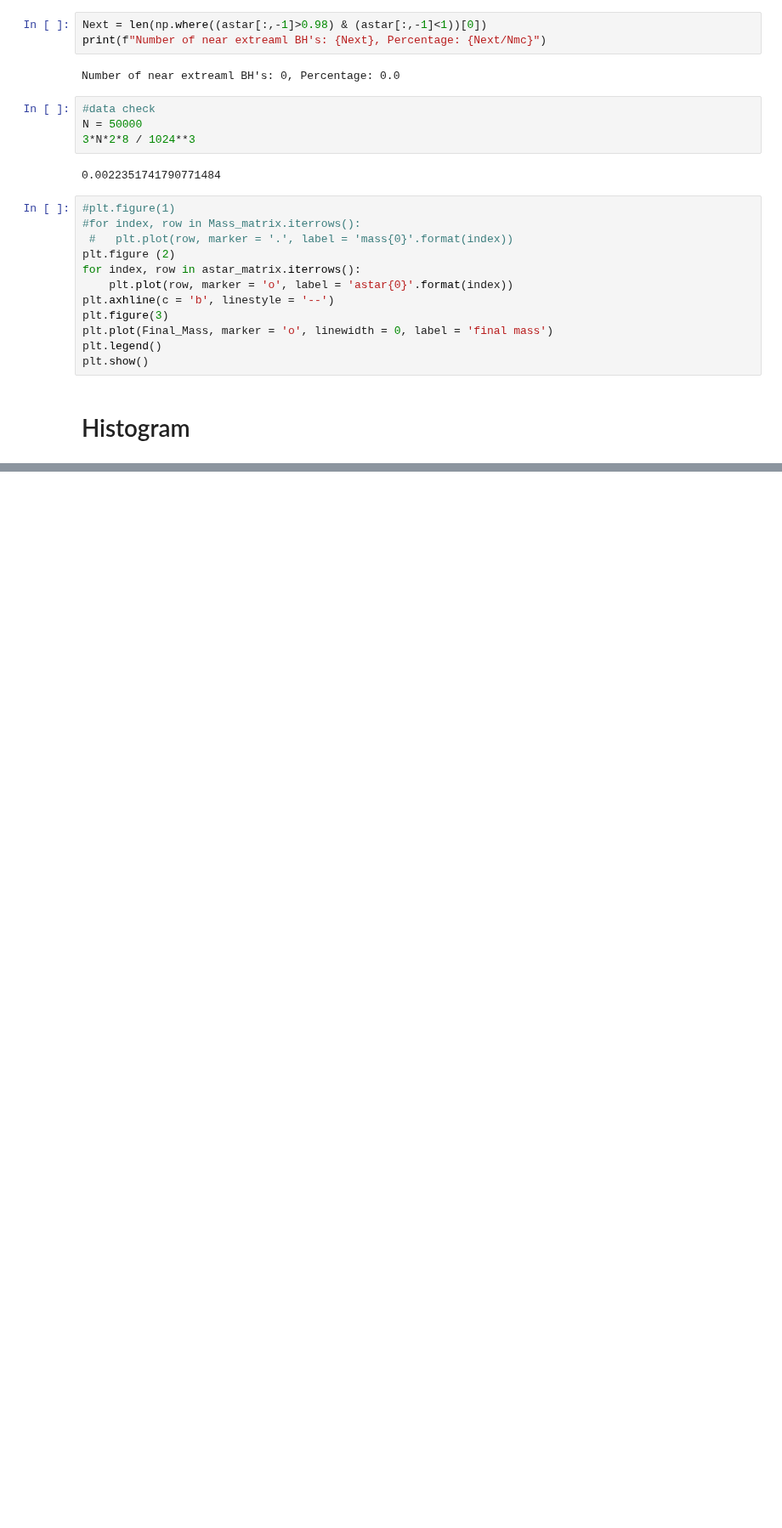
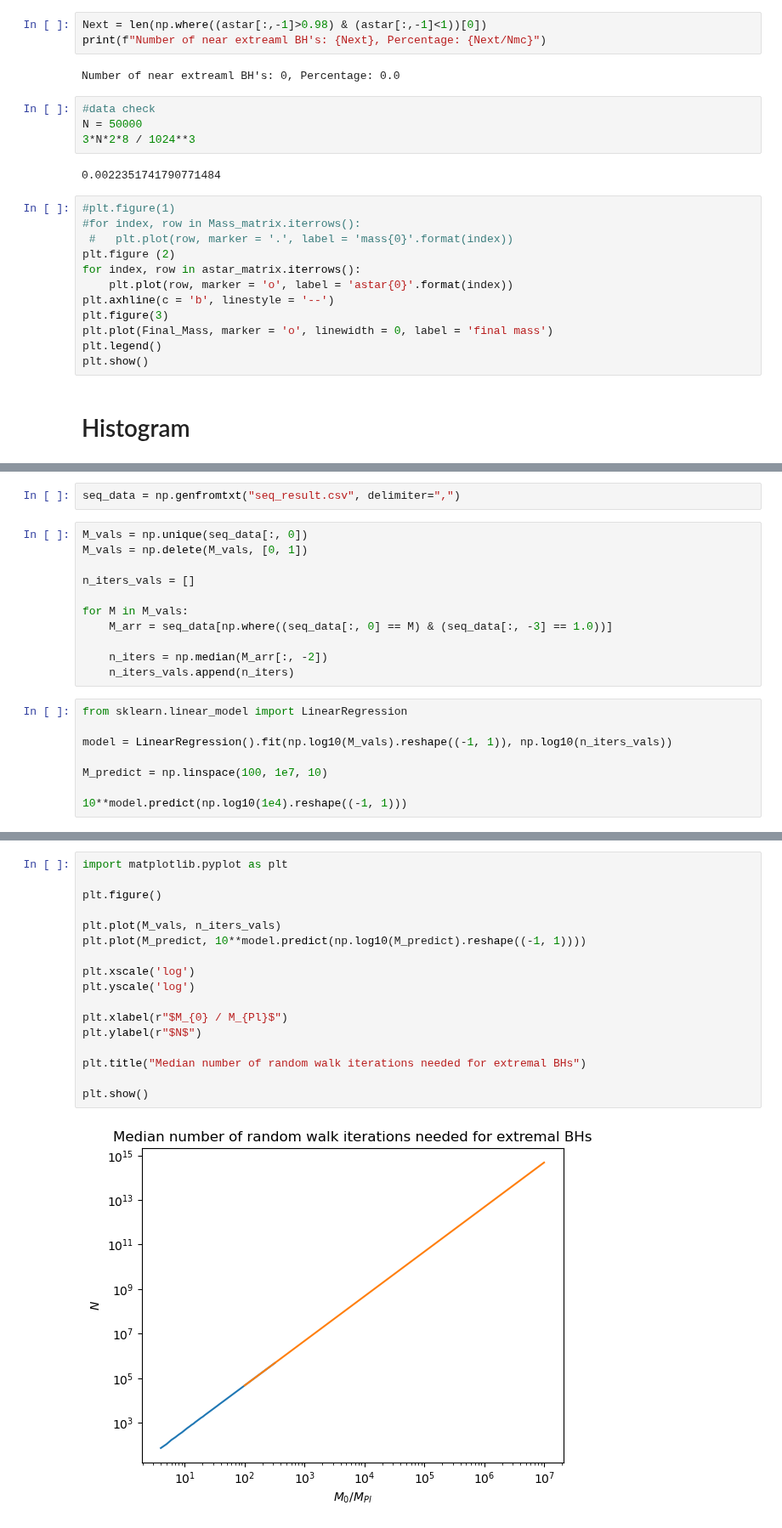
Before and after one commit to qtaylorphys/BH_Extremal, a Jupyter notebook: BH_Ext.ipynb, the cells around one changed output, grey strips where cells are left out. Shown at 85% size. Saved outputs shown, nothing was run; the diff lists cells and outputs as text; blank space fills up the shorter version.

```diff
--- a/BH_Ext.ipynb
+++ b/BH_Ext.ipynb
@@ -276,0 +279,21 @@ plt.show()
+# %%
+seq_data = np.genfromtxt("seq_result.csv", delimiter=",")
+# %%
+M_vals = np.unique(seq_data[:, 0])
+M_vals = np.delete(M_vals, [0, 1])
+
+n_iters_vals = []
+
+for M in M_vals:
+    M_arr = seq_data[np.where((seq_data[:, 0] == M) & (seq_data[:, -3] == 1.0))]
+
+    n_iters = np.median(M_arr[:, -2])
+    n_iters_vals.append(n_iters)
+# %%
+from sklearn.linear_model import LinearRegression
+
+model = LinearRegression().fit(np.log10(M_vals).reshape((-1, 1)), np.log10(n_iters_vals))
+
+M_predict = np.linspace(100, 1e7, 10)
+
+10**model.predict(np.log10(1e4).reshape((-1, 1)))
@@ -276,0 +302,19 @@ plt.show()
+# %%
+import matplotlib.pyplot as plt
+
+plt.figure()
+
+plt.plot(M_vals, n_iters_vals)
+plt.plot(M_predict, 10**model.predict(np.log10(M_predict).reshape((-1, 1))))
+
+plt.xscale('log')
+plt.yscale('log')
+
+plt.xlabel(r"$M_{0} / M_{Pl}$")
+plt.ylabel(r"$N$")
+
+plt.title("Median number of random walk iterations needed for extremal BHs")
+
+plt.show()
+# %% [output]
+[figure, added]
```
Also changed, not shown: parts of 6 cells of this notebook, 3 other files.
